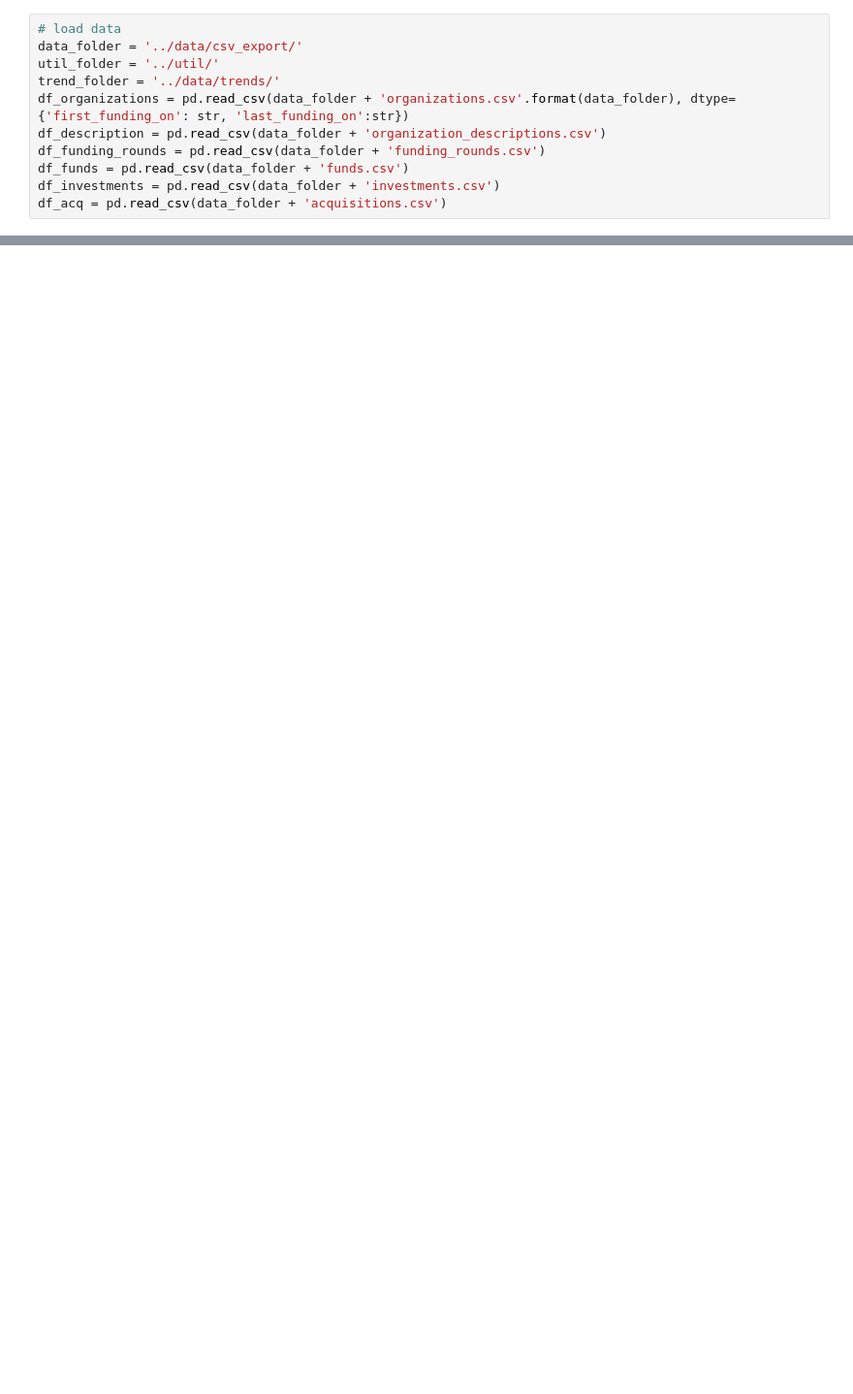
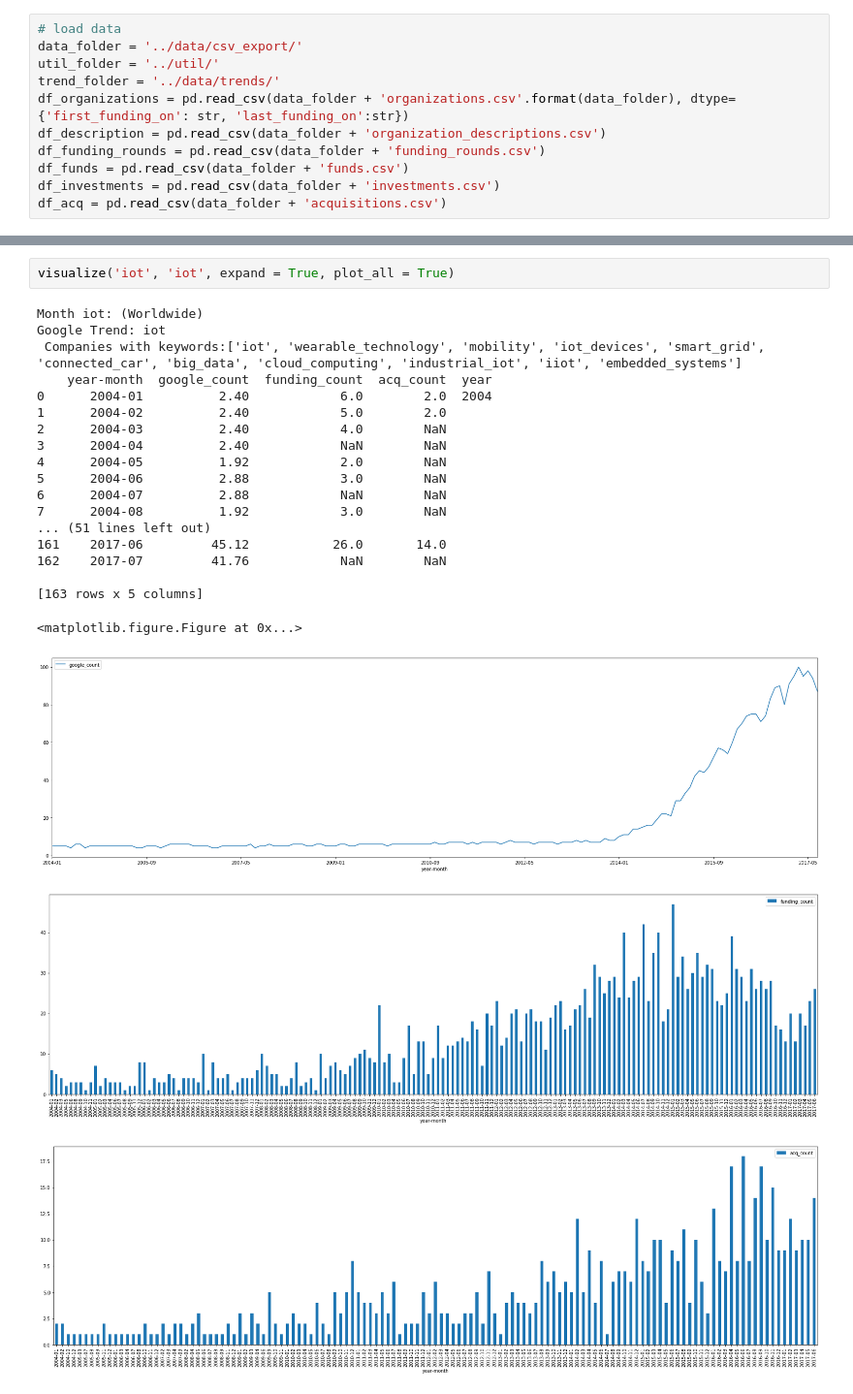
Before and after one commit to coffeemadd/futureplay, a Jupyter notebook: src/visualize_trend.py.ipynb, the cells around one changed output, grey strips where cells are left out. Shown: that part at 97% size. Saved outputs shown, nothing was run; the diff lists cells and outputs as text; blank space fills up the shorter version.

```diff
--- a/src/visualize_trend.py.ipynb
+++ b/src/visualize_trend.py.ipynb
@@ -114,0 +203,24 @@ augmented_reality
+# %%
+visualize('iot', 'iot', expand = True, plot_all = True)
+# %% [output]
+Month iot: (Worldwide)
+Google Trend: iot
+ Companies with keywords:['iot', 'wearable_technology', 'mobility', 'iot_devices', 'smart_grid', 'connected_car', 'big_data', 'cloud_computing', 'industrial_iot', 'iiot', 'embedded_systems']
+    year-month  google_count  funding_count  acq_count  year
+0      2004-01          2.40            6.0        2.0  2004
+1      2004-02          2.40            5.0        2.0
+2      2004-03          2.40            4.0        NaN
+3      2004-04          2.40            NaN        NaN
+4      2004-05          1.92            2.0        NaN
+5      2004-06          2.88            3.0        NaN
+6      2004-07          2.88            NaN        NaN
+7      2004-08          1.92            3.0        NaN
+... (51 lines left out)
+161    2017-06         45.12           26.0       14.0
+162    2017-07         41.76            NaN        NaN
+
+[163 rows x 5 columns]
+<matplotlib.figure.Figure at 0x...>
+[figure, added]
+[figure, added]
+[figure, added]
```
Also changed, not shown: parts of 7 cells of this notebook.
